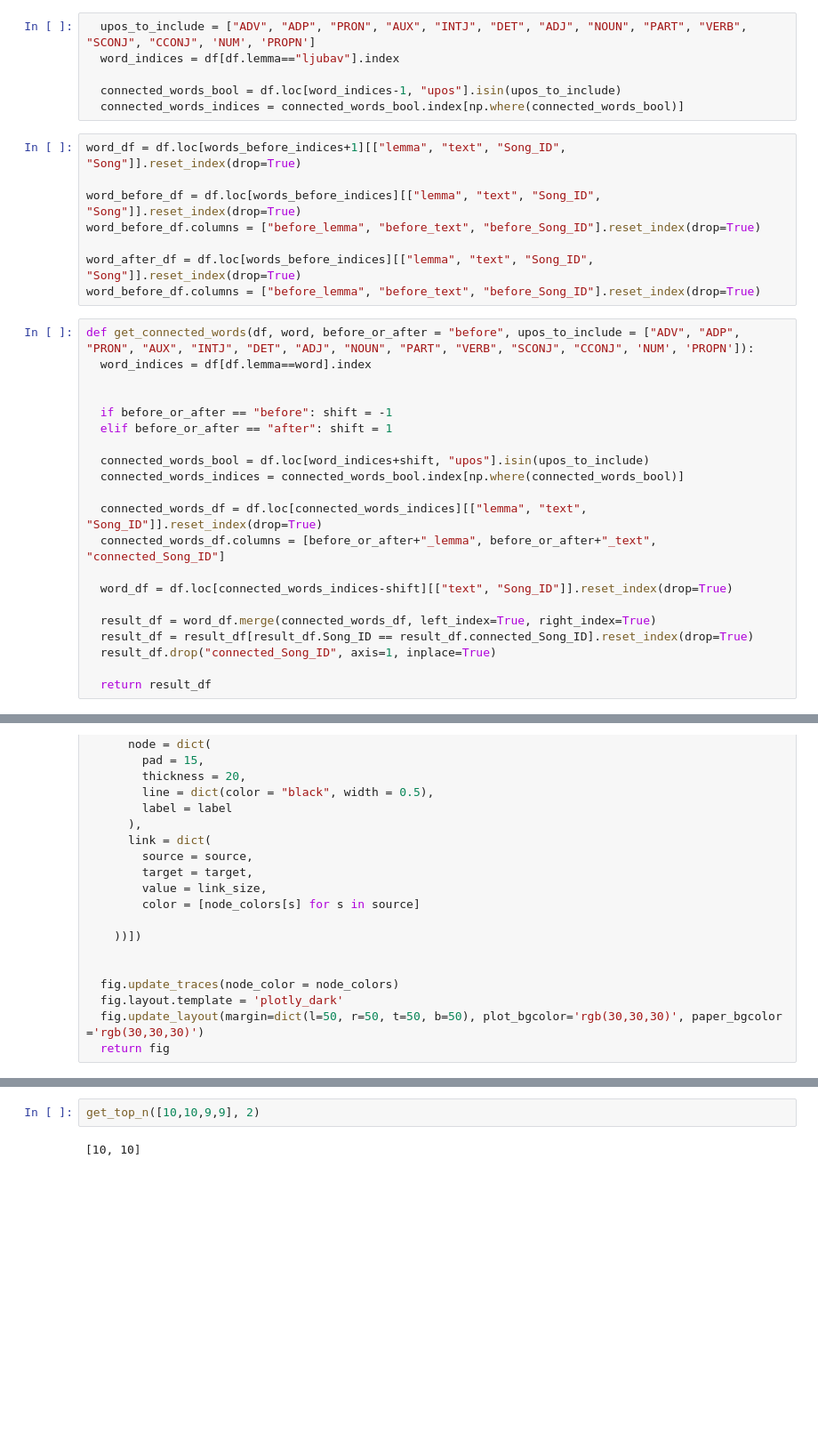
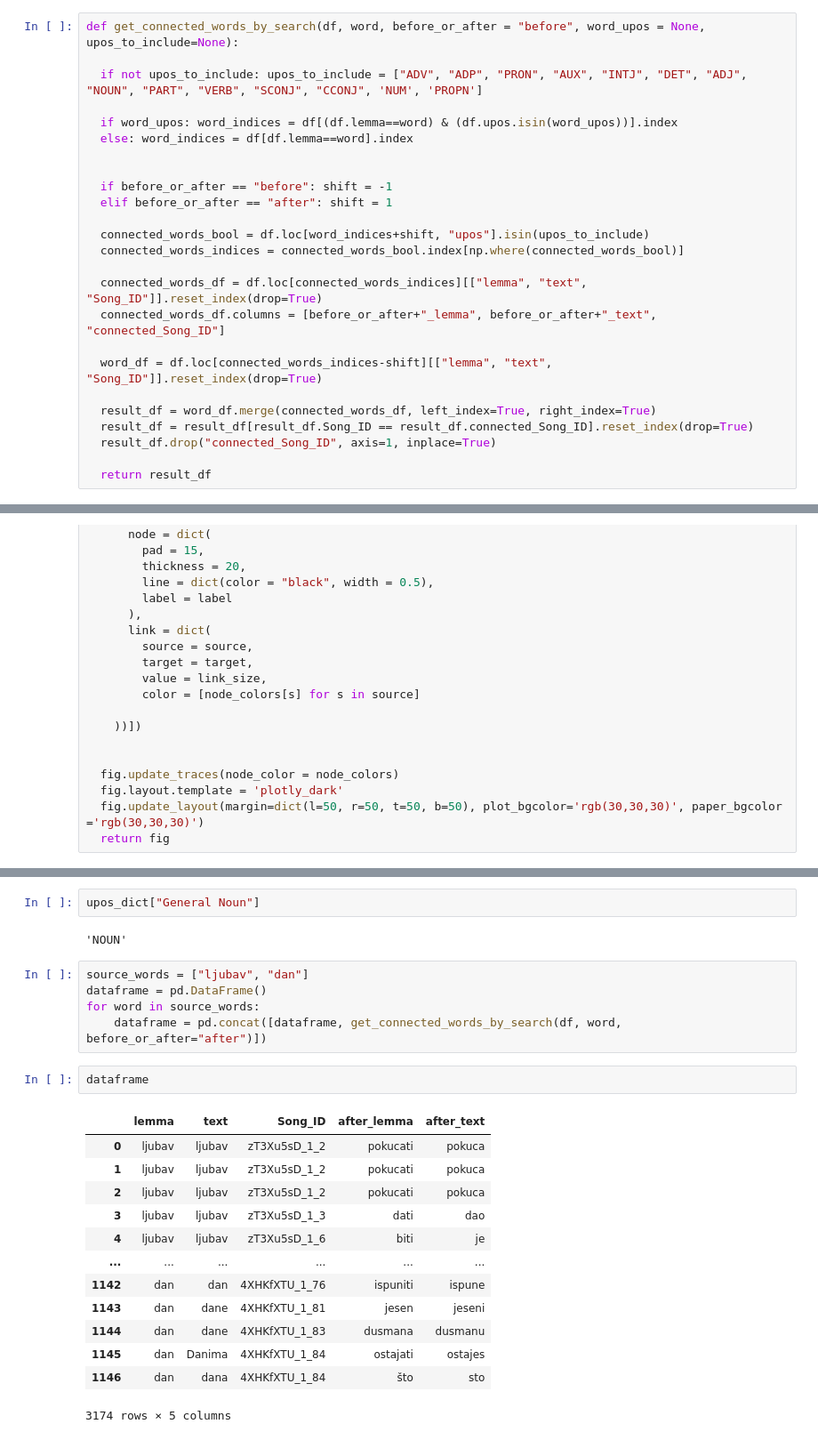
Before and after one commit to datamilas/CroLyricsProject, a Jupyter notebook: Python/dashboard.ipynb, the cells around one changed output, grey strips where cells are left out. Shown at 89% size. Cells and saved outputs as stored; diff of their text form; blank space fills up the shorter version.

Commit message:
add search option to sankey

```diff
--- a/Python/dashboard.ipynb
+++ b/Python/dashboard.ipynb
@@ -191,20 +152,10 @@ df[df.upos=="CCONJ"]
-# %%
-  upos_to_include = ["ADV", "ADP", "PRON", "AUX", "INTJ", "DET", "ADJ", "NOUN", "PART", "VERB", "SCONJ", "CCONJ", 'NUM', 'PROPN']
-  word_indices = df[df.lemma=="ljubav"].index
-
-  connected_words_bool = df.loc[word_indices-1, "upos"].isin(upos_to_include)
-  connected_words_indices = connected_words_bool.index[np.where(connected_words_bool)]
-# %%
-word_df = df.loc[words_before_indices+1][["lemma", "text", "Song_ID", "Song"]].reset_index(drop=True)
-
-word_before_df = df.loc[words_before_indices][["lemma", "text", "Song_ID", "Song"]].reset_index(drop=True)
-word_before_df.columns = ["before_lemma", "before_text", "before_Song_ID"].reset_index(drop=True)
-
-word_after_df = df.loc[words_before_indices][["lemma", "text", "Song_ID", "Song"]].reset_index(drop=True)
-word_before_df.columns = ["before_lemma", "before_text", "before_Song_ID"].reset_index(drop=True)
 # %%
-def get_connected_words(df, word, before_or_after = "before", upos_to_include = ["ADV", "ADP", "PRON", "AUX", "INTJ", "DET", "ADJ", "NOUN", "PART", "VERB", "SCONJ", "CCONJ", 'NUM', 'PROPN']):
-  word_indices = df[df.lemma==word].index
+def get_connected_words_by_search(df, word, before_or_after = "before", word_upos = None, upos_to_include=None):
+
+  if not upos_to_include: upos_to_include = ["ADV", "ADP", "PRON", "AUX", "INTJ", "DET", "ADJ", "NOUN", "PART", "VERB", "SCONJ", "CCONJ", 'NUM', 'PROPN']
+
+  if word_upos: word_indices = df[(df.lemma==word) & (df.upos.isin(word_upos))].index
+  else: word_indices = df[df.lemma==word].index
 
 
   if before_or_after == "before": shift = -1
@@ -216,7 +167,7 @@ def get_connected_words(df, word, before_or_after = "before", upos_to_include =
   connected_words_df = df.loc[connected_words_indices][["lemma", "text", "Song_ID"]].reset_index(drop=True)
   connected_words_df.columns = [before_or_after+"_lemma", before_or_after+"_text", "connected_Song_ID"]
 
-  word_df = df.loc[connected_words_indices-shift][["text", "Song_ID"]].reset_index(drop=True)
+  word_df = df.loc[connected_words_indices-shift][["lemma", "text", "Song_ID"]].reset_index(drop=True)
 
   result_df = word_df.merge(connected_words_df, left_index=True, right_index=True)
   result_df = result_df[result_df.Song_ID == result_df.connected_Song_ID].reset_index(drop=True)
@@ -803,4 +732,25 @@ search main
-# %%
-get_top_n([10,10,9,9], 2)
-# %% [output]
-[10, 10]
+# %%
+upos_dict["General Noun"]
+# %% [output]
+'NOUN'
+# %%
+source_words = ["ljubav", "dan"]
+dataframe = pd.DataFrame()
+for word in source_words:
+    dataframe = pd.concat([dataframe, get_connected_words_by_search(df, word, before_or_after="after")])
+# %%
+dataframe
+# %% [output]
+|  | lemma | text | Song_ID | after_lemma | after_text |
+| 0 | ljubav | ljubav | zT3Xu5sD_1_2 | pokucati | pokuca |
+| 1 | ljubav | ljubav | zT3Xu5sD_1_2 | pokucati | pokuca |
+| 2 | ljubav | ljubav | zT3Xu5sD_1_2 | pokucati | pokuca |
+| 3 | ljubav | ljubav | zT3Xu5sD_1_3 | dati | dao |
+| 4 | ljubav | ljubav | zT3Xu5sD_1_6 | biti | je |
+| ... | ... | ... | ... | ... | ... |
+| 1142 | dan | dan | 4XHKfXTU_1_76 | ispuniti | ispune |
+| 1143 | dan | dane | 4XHKfXTU_1_81 | jesen | jeseni |
+| 1144 | dan | dane | 4XHKfXTU_1_83 | dusmana | dusmanu |
+| 1145 | dan | Danima | 4XHKfXTU_1_84 | ostajati | ostajes |
+| 1146 | dan | dana | 4XHKfXTU_1_84 | što | sto |
+3174 rows × 5 columns
```
Also changed, not shown: parts of 13 cells of this notebook, 1 other file.
